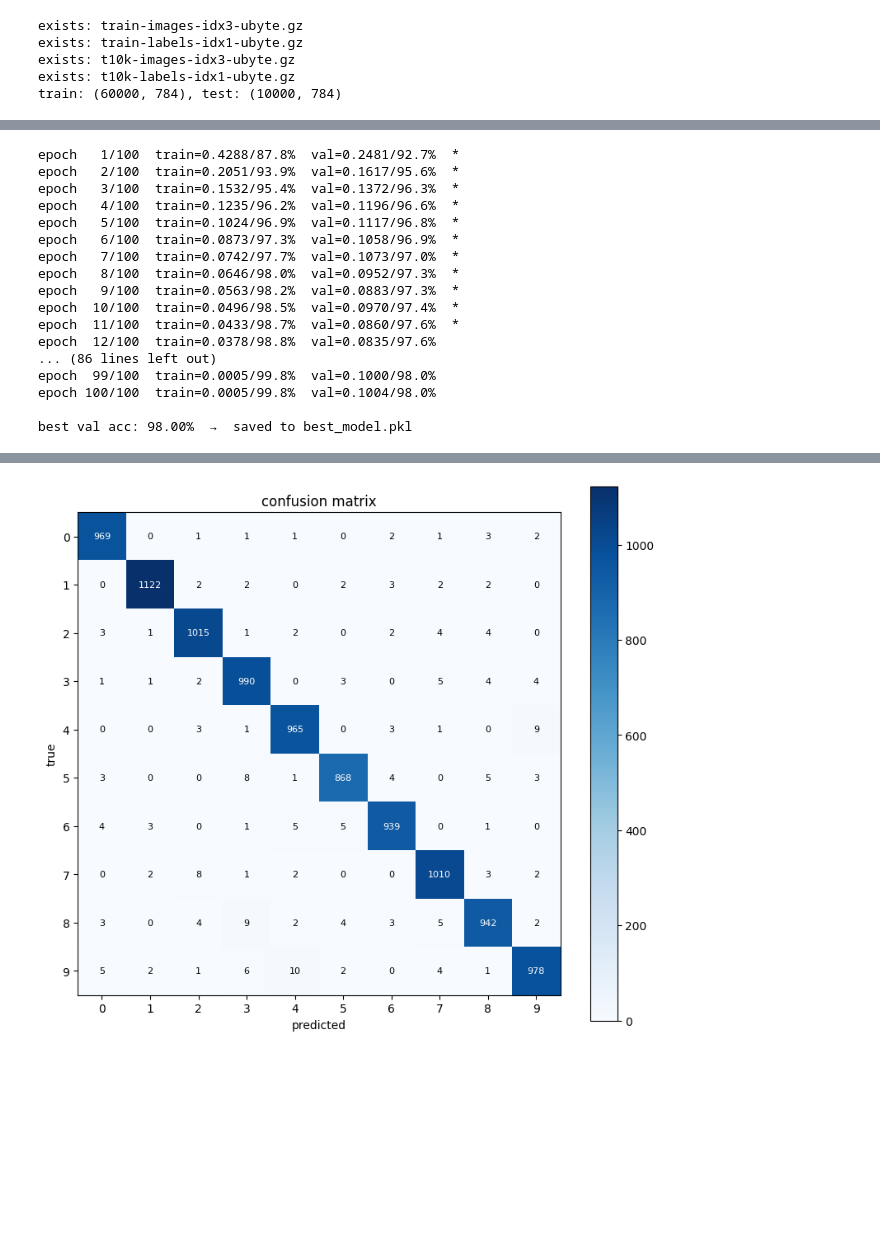
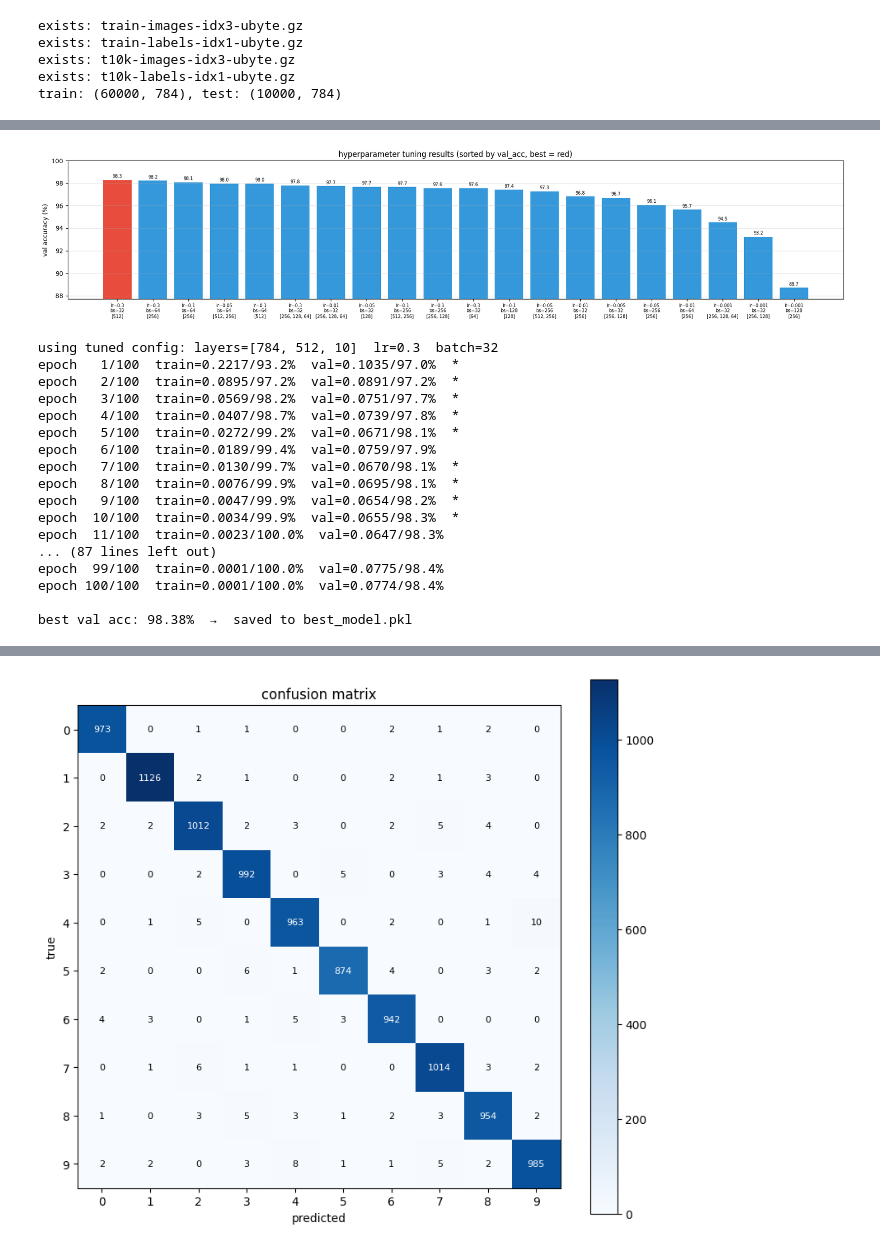
Before and after one commit to ayushma18/Digit-recognition-from-scratch, a Jupyter notebook: digit_recognition_from_scratch.ipynb, the cells around one changed output, grey strips where cells are left out. Cells and saved outputs as stored; diff of their text form; code cells hidden in the pictures; blank space fills up the shorter version.

Commit message:
parameter tuning

```diff
--- a/digit_recognition_from_scratch.ipynb
+++ b/digit_recognition_from_scratch.ipynb
@@ -156,12 +243,42 @@ def update(p, grads, lr):
+# %%
+# visualise tuning results — bar chart of val_acc per trial
+labels = [f"lr={r['lr']}\nbs={r['batch_size']}\n{r['layers'][1:-1]}" for r in results]
+accs   = [r['val_acc'] for r in results]
+colors = ['#e74c3c' if i == 0 else '#3498db' for i in range(len(results))]
+
+fig, ax = plt.subplots(figsize=(max(10, len(results) * 0.9), 4))
+bars = ax.bar(range(len(results)), accs, color=colors)
+ax.set_xticks(range(len(results)))
+ax.set_xticklabels(labels, fontsize=7)
+ax.set_ylabel('val accuracy (%)')
+ax.set_title('hyperparameter tuning results (sorted by val_acc, best = red)')
+ax.set_ylim(min(accs) - 1, 100)
+ax.grid(axis='y', alpha=0.3)
+for bar, acc in zip(bars, accs):
+    ax.text(bar.get_x() + bar.get_width() / 2, bar.get_height() + 0.1,
+            f'{acc:.1f}', ha='center', va='bottom', fontsize=7)
+plt.tight_layout()
+plt.show()
+# %% [output]
+[figure, added]
 # %%
-# train with train/val split, save best checkpoint
+# full training with best config from tuning (or manual override below)
+# to skip tuning and use fixed values, set USE_TUNED = False
 
-X_train_s, Y_train_s = X_train[:50000], Y_train[:50000]
-X_val,     Y_val     = X_train[50000:], Y_train[50000:]
+USE_TUNED = True   # set False to use the manual values
 
-EPOCHS     = 100
-BATCH_SIZE = 128
-LR         = 0.1
+if USE_TUNED and 'best_cfg' in dir():
+    LAYERS     = best_cfg['layers']
+    LR         = best_cfg['lr']
+    BATCH_SIZE = best_cfg['batch_size']
+    print(f"using tuned config: layers={LAYERS}  lr={LR}  batch={BATCH_SIZE}")
+else:
+    LAYERS     = [784, 256, 128, 10]   # manual override
+    LR         = 0.1
+    BATCH_SIZE = 128
+    print(f"using manual config: layers={LAYERS}  lr={LR}  batch={BATCH_SIZE}")
+
+EPOCHS = 100
 
 params   = init_params(LAYERS)
 best_acc = 0
@@ -202,23 +319,23 @@ for epoch in range(EPOCHS):
 
 print(f"\nbest val acc: {best_acc:.2f}%  →  saved to best_model.pkl")
 # %% [output]
-epoch   1/100  train=0.4288/87.8%  val=0.2481/92.7%  *
-epoch   2/100  train=0.2051/93.9%  val=0.1617/95.6%  *
-epoch   3/100  train=0.1532/95.4%  val=0.1372/96.3%  *
-epoch   4/100  train=0.1235/96.2%  val=0.1196/96.6%  *
-epoch   5/100  train=0.1024/96.9%  val=0.1117/96.8%  *
-epoch   6/100  train=0.0873/97.3%  val=0.1058/96.9%  *
-epoch   7/100  train=0.0742/97.7%  val=0.1073/97.0%  *
-epoch   8/100  train=0.0646/98.0%  val=0.0952/97.3%  *
-epoch   9/100  train=0.0563/98.2%  val=0.0883/97.3%  *
-epoch  10/100  train=0.0496/98.5%  val=0.0970/97.4%  *
-epoch  11/100  train=0.0433/98.7%  val=0.0860/97.6%  *
-epoch  12/100  train=0.0378/98.8%  val=0.0835/97.6%
-... (86 lines left out)
-epoch  99/100  train=0.0005/99.8%  val=0.1000/98.0%
-epoch 100/100  train=0.0005/99.8%  val=0.1004/98.0%
+using tuned config: layers=[784, 512, 10]  lr=0.3  batch=32
+epoch   1/100  train=0.2217/93.2%  val=0.1035/97.0%  *
+epoch   2/100  train=0.0895/97.2%  val=0.0891/97.2%  *
+epoch   3/100  train=0.0569/98.2%  val=0.0751/97.7%  *
+epoch   4/100  train=0.0407/98.7%  val=0.0739/97.8%  *
+epoch   5/100  train=0.0272/99.2%  val=0.0671/98.1%  *
+epoch   6/100  train=0.0189/99.4%  val=0.0759/97.9%
+epoch   7/100  train=0.0130/99.7%  val=0.0670/98.1%  *
+epoch   8/100  train=0.0076/99.9%  val=0.0695/98.1%  *
+epoch   9/100  train=0.0047/99.9%  val=0.0654/98.2%  *
+epoch  10/100  train=0.0034/99.9%  val=0.0655/98.3%  *
+epoch  11/100  train=0.0023/100.0%  val=0.0647/98.3%
+... (87 lines left out)
+epoch  99/100  train=0.0001/100.0%  val=0.0775/98.4%
+epoch 100/100  train=0.0001/100.0%  val=0.0774/98.4%
 
-best val acc: 98.00%  →  saved to best_model.pkl
+best val acc: 98.38%  →  saved to best_model.pkl
 # %%
 # training curves
 fig, (ax1, ax2) = plt.subplots(1, 2, figsize=(13, 4))
```
Also changed, not shown: parts of 6 cells of this notebook, 1 other file.
